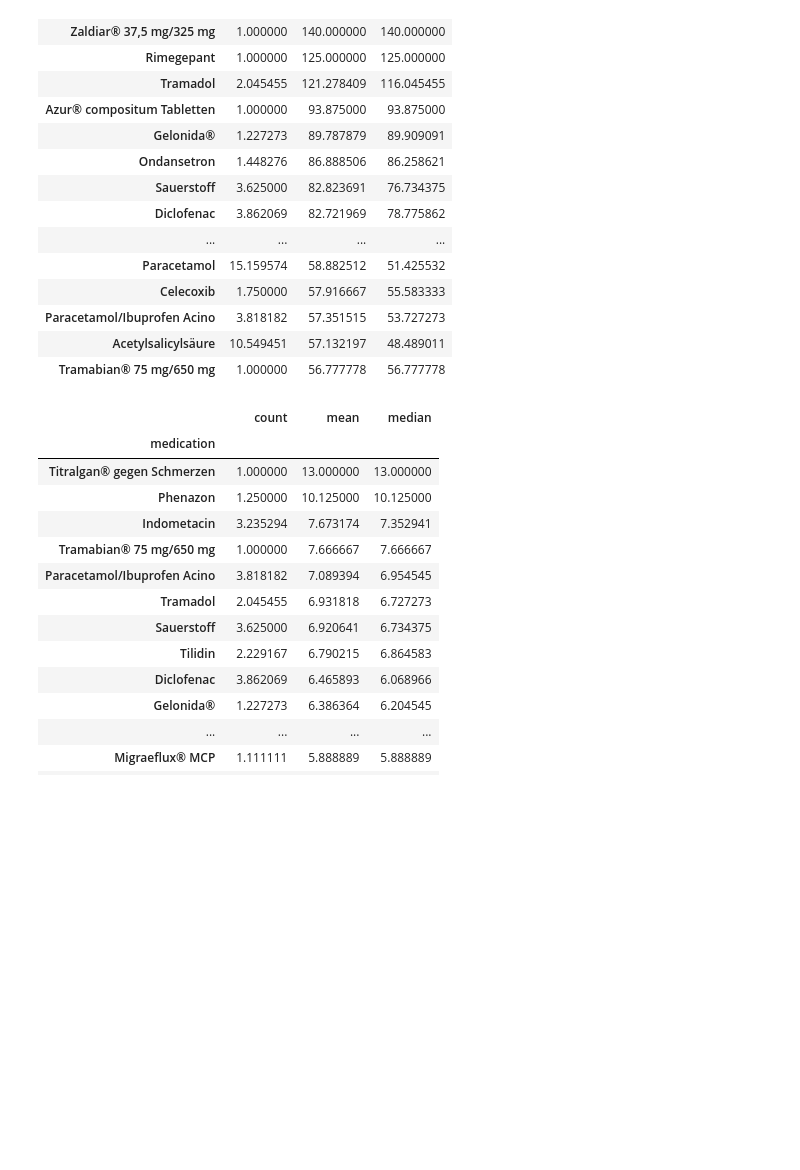
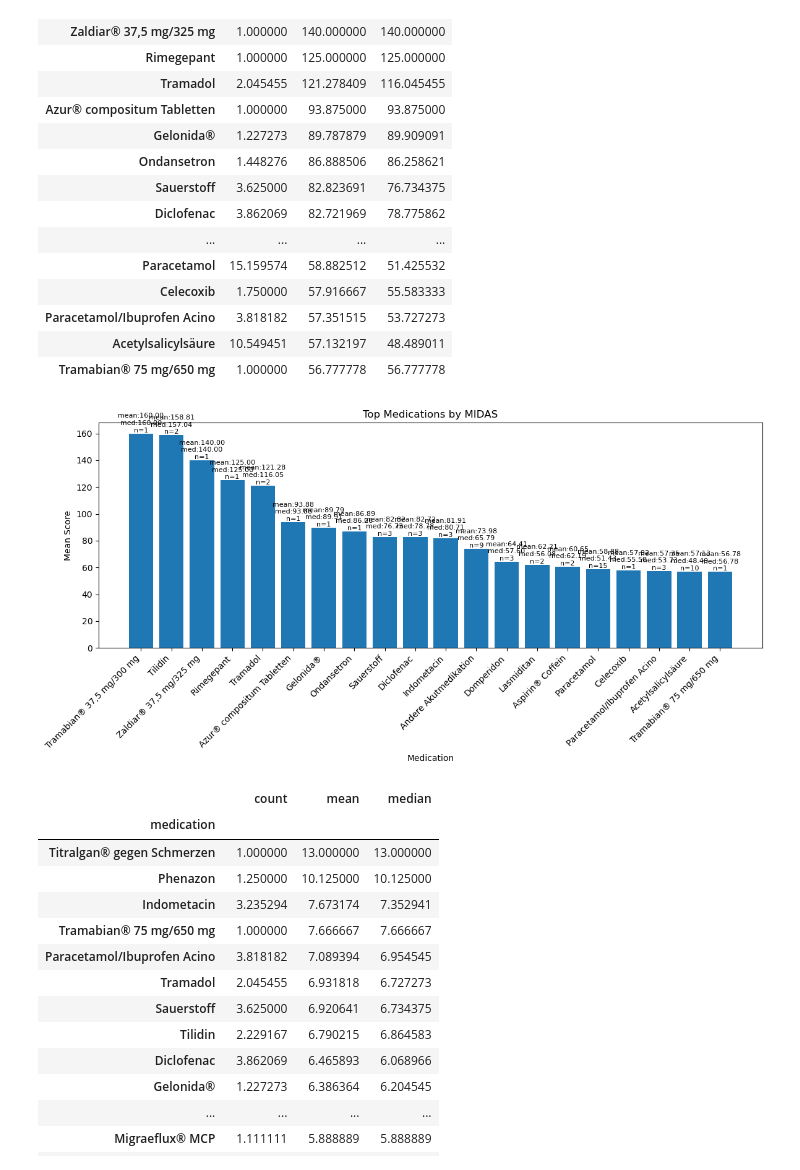
Before and after one commit to versoboleva/Datenanalyse, a Jupyter notebook: JupiterSpecific.ipynb, the cells around one changed output. Cells and saved outputs as stored; diff of their text form; code cells hidden in the pictures; blank space fills up the shorter version.

```diff
--- a/JupiterSpecific.ipynb
+++ b/JupiterSpecific.ipynb
@@ -239,6 +239,41 @@ results["midas_result"].head(20)
 | Paracetamol/Ibuprofen Acino | 3.818182 | 57.351515 | 53.727273 |
 | Acetylsalicylsäure | 10.549451 | 57.132197 | 48.489011 |
 | Tramabian® 75 mg/650 mg | 1.000000 | 56.777778 | 56.777778 |
+# %%
+df = results["midas_result"].copy()
+
+# optional: focus on top 20 by mean
+top_n = 20
+df_plot = df.sort_values("mean", ascending=False).head(top_n)
+
+# make plot (vertical bars instead of horizontal)
+plt.figure(figsize=(12, 6))
+
+bars = plt.bar(df_plot.index, df_plot["mean"])
+
+plt.xlabel("Medication")
+plt.ylabel("Mean Score")
+plt.title("Top Medications by MIDAS")
+
+plt.xticks(rotation=45, ha="right")
+
+# add labels: mean / median / count
+for bar, (_, row) in zip(bars, df_plot.iterrows()):
+    height = bar.get_height()
+
+    plt.text(
+        bar.get_x() + bar.get_width() / 2,
+        height,
+        f"mean:{row['mean']:.2f}\nmed:{row['median']:.2f}\nn={int(row['count'])}",
+        ha="center",
+        va="bottom",
+        fontsize=8
+    )
+
+plt.tight_layout()
+plt.show()
+# %% [output]
+[figure, added]
 # %%
 results["dass_depression"].head(20)
 # %% [output]
```
Also changed, not shown: parts of 15 cells of this notebook, 6 other files.
